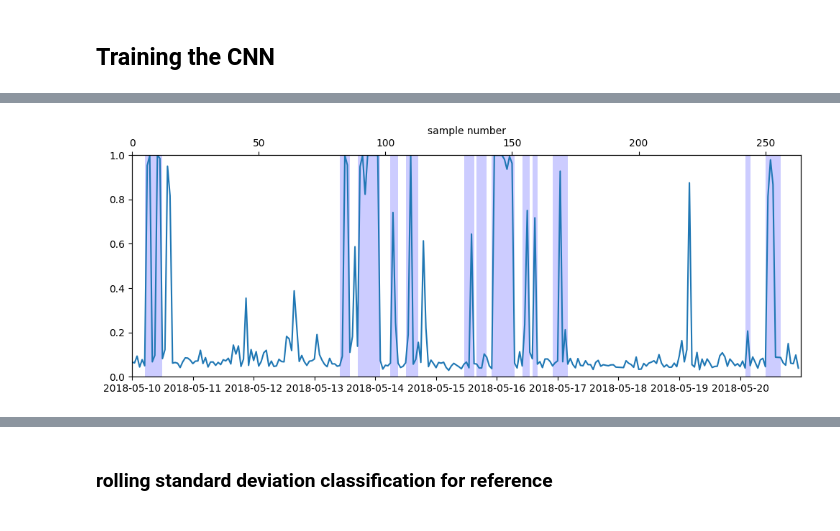
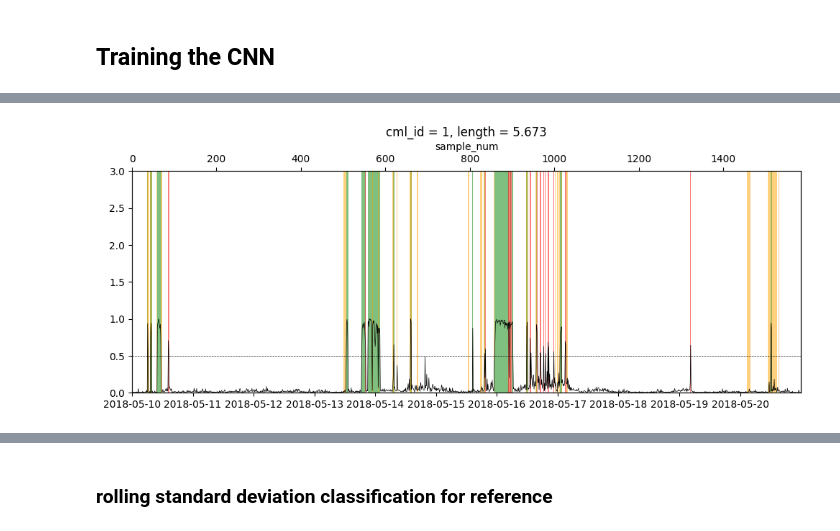
Before and after one commit to xkalet07/cml_wd_telcosense, a Jupyter notebook: attempt_01_dummy_data/my_train_cnn_1cml.ipynb, the cells around one changed output, grey strips where cells are left out. Saved outputs shown, nothing was run; the diff lists cells and outputs as text; code cells hidden in the pictures.

Commit message:
Learning works woth loss cca 0.2, implemented output graph.

```diff
--- a/attempt_01_dummy_data/my_train_cnn_1cml.ipynb
+++ b/attempt_01_dummy_data/my_train_cnn_1cml.ipynb
@@ -312,7 +312,7 @@ Shuffling data, splitting and turning to arrays
 #trsl, ref = shuffle(ds.trsl.values, ds.wet_radar.values)
 
 # without shuffling
-trsl = ds.trsl.values
+trsl = ds.trsl_st.values
 ref = ds.wet_dry.values
 
 train_data = trsl[:train_size]
@@ -343,8 +343,8 @@ optimizer = torch.optim.AdamW(model.parameters(), lr=0.0001)
 
 # try lower training rate and no dropout
 # %%
-epochs = 60    # experimentally max epochs: 150
-resume = 30     # continue learning at epoch xx
+epochs = 30    # experimentally max epochs: 150
+resume = 0     # continue learning at epoch xx
 # %%
 if resume == 0:
     loss_dict = {}
@@ -414,27 +418,61 @@ min test loss: 0.20333399
+# %%
+ds['cnn_out'] = (('sample_num'), np.array(cnn_prediction))
+cnn_wd_threshold = 0.5
+
+ds['cnn_wd'] = (('sample_num'), ds.cnn_out.values > cnn_wd_threshold)
+# %%
+# predicted true wet
+ds['true_wet'] = ds.cnn_wd & ds.wet_dry
+# cnn false alarm
+ds['false_alarm'] = ds.cnn_wd & ~ds.wet_dry
+# cnn missed wet
+ds['missed_wet'] = ~ds.cnn_wd & ds.wet_dry
 # %%
 # setup figure
 fig, ax1 = plt.subplots(figsize=(12,4), sharex=True)
 ax2 = ax1.twiny()
 
 ax1.set_xlim(ds.time.values[0,0], ds.time.values[-1,-1])
 
 ax2.set_xlim(0, n_samples + (len(my_data_set.trsl[0])-n_samples*sample_size)/sample_size)
-ax1.set_ylim(0,1);
+ax1.set_ylim(0,3);
 ax2.set_xlabel('sample number')
 
 # plot cnn prediction
-ax2.plot(cnn_prediction);
+ds.cnn_out.plot.line(x='sample_num', ax=ax2, label = 'TL',color='black', lw=0.5);
 
-# plot wet/dry shaded areas
-wet_start = np.roll(ds.wet_dry, -1) & ~ds.wet_dry
-wet_end = np.roll(ds.wet_dry, 1) & ~ds.wet_dry
+#cnn threshold
+ax2.axhline(cnn_wd_threshold, color='black', linestyle='--', lw=0.5)
+
+# plot true cnn predicted wet/dry areas
+wet_start = np.roll(ds.true_wet, -1) & ~ds.true_wet
+wet_end = np.roll(ds.true_wet, 1) & ~ds.true_wet
 for wet_start_i, wet_end_i in zip(
     wet_start.values.nonzero()[0],
     wet_end.values.nonzero()[0],
 ):
-    ax2.axvspan(ds.sample_num.values[wet_start_i], ds.sample_num.values[wet_end_i], color='b', alpha=0.2, linewidth=0) # https://matplotlib.org/stable/api/_as_gen/matplotlib.axes.Axes.axvspan.html
+    ax2.axvspan(ds.sample_num.values[wet_start_i], ds.sample_num.values[wet_end_i], color='g', alpha=0.5, linewidth=0, label='true wet') # https://matplotlib.org/stable/api/_as_gen/matplotlib.axes.Axes.axvspan.html
+
+
+# plot false alarms
+wet_start = np.roll(ds.false_alarm, -1) & ~ds.false_alarm
+wet_end = np.roll(ds.false_alarm, 1) & ~ds.false_alarm
+for wet_start_i, wet_end_i in zip(
+    wet_start.values.nonzero()[0],
+    wet_end.values.nonzero()[0],
+):
+    ax2.axvspan(ds.sample_num.values[wet_start_i], ds.sample_num.values[wet_end_i], color='r', alpha=0.5, linewidth=0, label='false alarm') # https://matplotlib.org/stable/api/_as_gen/matplotlib.axes.Axes.axvspan.html
+
+# plot missed wet
+wet_start = np.roll(ds.missed_wet, -1) & ~ds.missed_wet
+wet_end = np.roll(ds.missed_wet, 1) & ~ds.missed_wet
+for wet_start_i, wet_end_i in zip(
+    wet_start.values.nonzero()[0],
+    wet_end.values.nonzero()[0],
+):
+    ax2.axvspan(ds.sample_num.values[wet_start_i], ds.sample_num.values[wet_end_i], color='orange', alpha=0.5, linewidth=0, label='missed wet') # https://matplotlib.org/stable/api/_as_gen/matplotlib.axes.Axes.axvspan.html
 # %% [output]
-[figure, old version]
+[figure, new version]
 # %%
 for inputs, targets in tqdm(trainloader):
     print(nn.Flatten(0,1)(model(inputs)))
```
Also changed, not shown: parts of 16 cells of this notebook, 3 other files.
